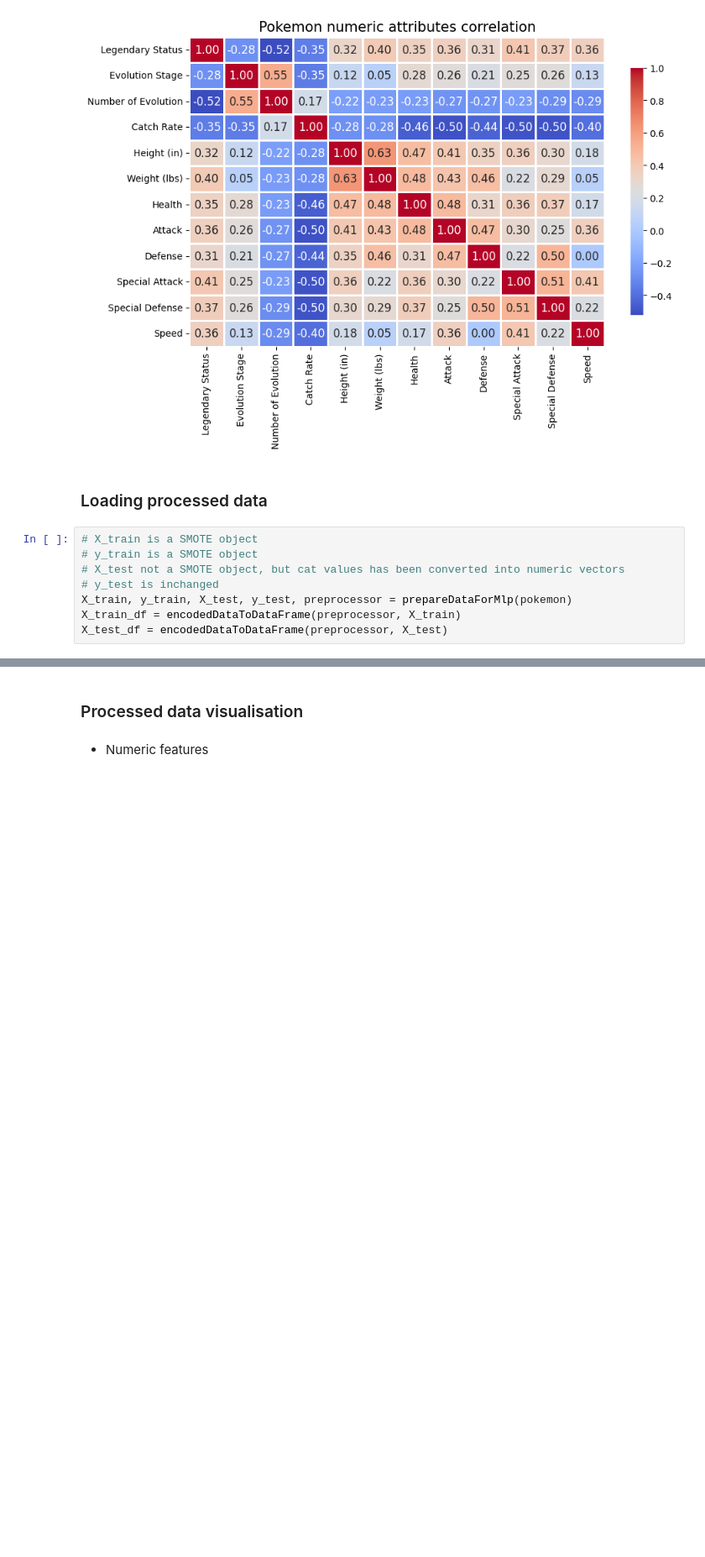
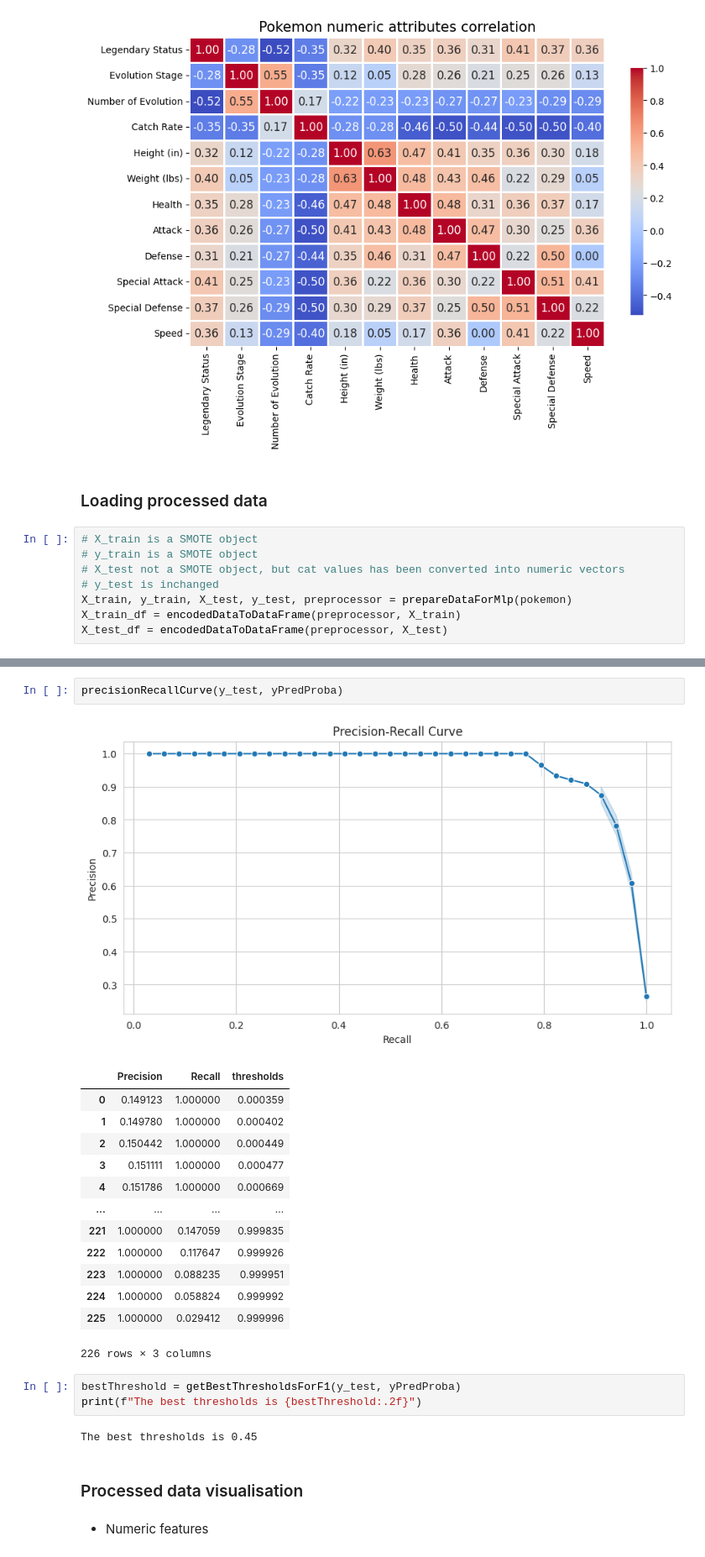
Before and after one commit to Edmondbrn/MLP_pytorch, a Jupyter notebook: MLP_myself.ipynb, the cells around one changed output, grey strips where cells are left out. Shown at 84% size. Saved outputs shown, nothing was run; the diff lists cells and outputs as text; blank space fills up the shorter version.

```diff
--- a/MLP_myself.ipynb
+++ b/MLP_myself.ipynb
@@ -126,3 +141,25 @@ Seuil optimal: 0.15
+# %%
+precisionRecallCurve(y_test, yPredProba)
+# %% [output]
+[figure, added]
+|  | Precision | Recall | thresholds |
+| 0 | 0.149123 | 1.000000 | 0.000359 |
+| 1 | 0.149780 | 1.000000 | 0.000402 |
+| 2 | 0.150442 | 1.000000 | 0.000449 |
+| 3 | 0.151111 | 1.000000 | 0.000477 |
+| 4 | 0.151786 | 1.000000 | 0.000669 |
+| ... | ... | ... | ... |
+| 221 | 1.000000 | 0.147059 | 0.999835 |
+| 222 | 1.000000 | 0.117647 | 0.999926 |
+| 223 | 1.000000 | 0.088235 | 0.999951 |
+| 224 | 1.000000 | 0.058824 | 0.999992 |
+| 225 | 1.000000 | 0.029412 | 0.999996 |
+226 rows × 3 columns
+# %%
+bestThreshold = getBestThresholdsForF1(y_test, yPredProba)
+print(f"The best thresholds is {bestThreshold:.2f}")
+# %% [output]
+The best thresholds is 0.45
 # %% [markdown]
 ### Processed data visualisation
 # %% [markdown]
```
Also changed, not shown: parts of 16 cells of this notebook, 4 other files.
